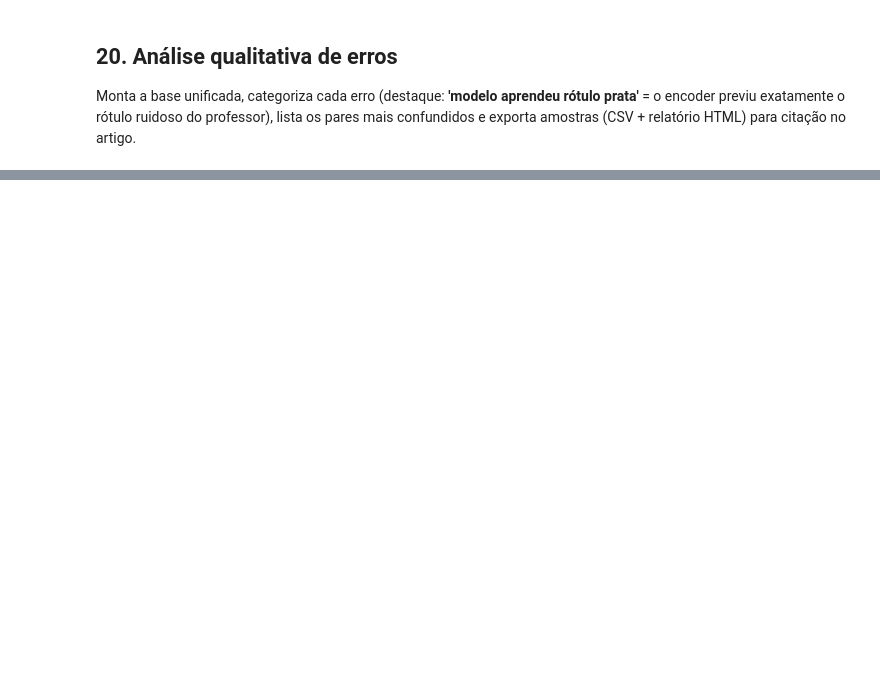
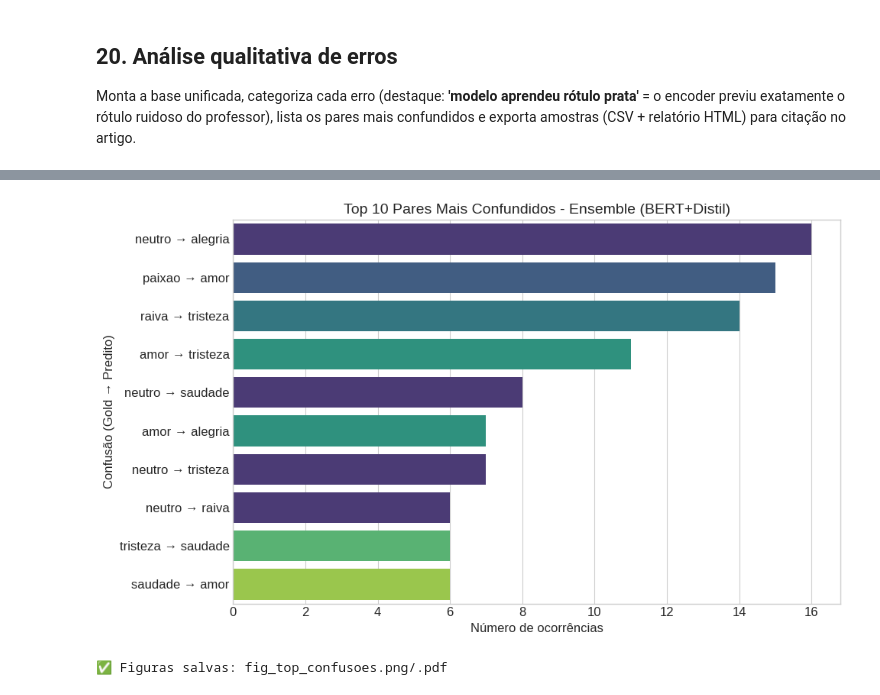
Before and after one commit to sarahregina-dev/MusicEmotionPLN, a Jupyter notebook: plnmusicemotion.ipynb, the cells around one changed output, grey strips where cells are left out. Drawn from its saved outputs; the diff is of its cells as text; code cells hidden in the pictures; blank space fills up the shorter version.

```diff
--- a/plnmusicemotion.ipynb
+++ b/plnmusicemotion.ipynb
@@ -1429,0 +2087,39 @@ display(amostra_qwen)
+# %%
+# =====================================================
+# 5. Pares mais confundidos (Ensemble)
+# =====================================================
+
+# Escolha o método a analisar
+metodo_escolhido = 'Ensemble (BERT+Distil)' if 'Ensemble (BERT+Distil)' in METODOS else 'Qwen2.5-7B (prompt)'
+col = METODOS[metodo_escolhido]
+
+sub = m.dropna(subset=[col])
+cm = confusion_matrix(sub['emocao'], sub[col], labels=CLASSES)
+
+# Extrair pares off-diagonal
+confusos = []
+for i, gold in enumerate(CLASSES):
+    for j, pred in enumerate(CLASSES):
+        if i != j and cm[i, j] > 0:
+            confusos.append((gold, pred, cm[i, j]))
+
+confusos.sort(key=lambda x: x[2], reverse=True)
+top10 = confusos[:10]
+
+df_conf = pd.DataFrame(top10, columns=['Gold', 'Predito', 'Contagem'])
+
+# Plot
+fig, ax = plt.subplots(figsize=(10, 6))
+sns.barplot(data=df_conf, y=df_conf['Gold'] + ' → ' + df_conf['Predito'],
+            x='Contagem', hue='Gold', palette='viridis', legend=False, ax=ax)
+ax.set_title(f'Top 10 Pares Mais Confundidos - {metodo_escolhido}', fontsize=14)
+ax.set_xlabel('Número de ocorrências')
+ax.set_ylabel('Confusão (Gold → Predito)')
+plt.tight_layout()
+plt.savefig('/kaggle/working/fig_top_confusoes.png', dpi=300, bbox_inches='tight')
+plt.savefig('/kaggle/working/fig_top_confusoes.pdf', bbox_inches='tight')
+plt.show()
+print("✅ Figuras salvas: fig_top_confusoes.png/.pdf")
+# %% [output]
+[figure, added]
+✅ Figuras salvas: fig_top_confusoes.png/.pdf
```
Also changed, not shown: parts of 47 cells of this notebook.
